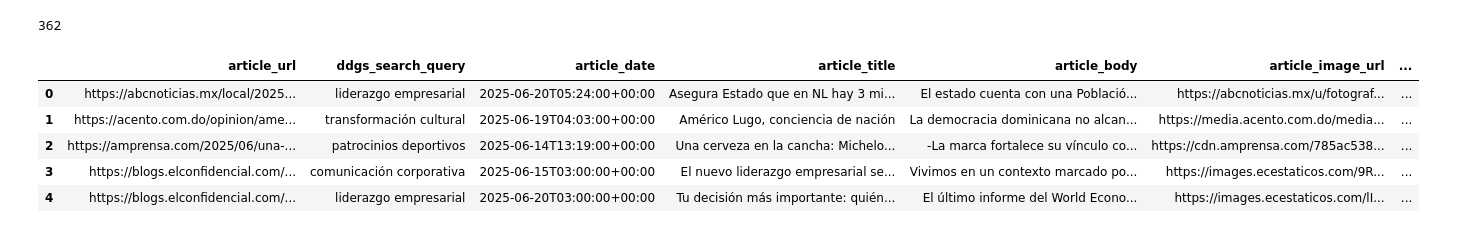
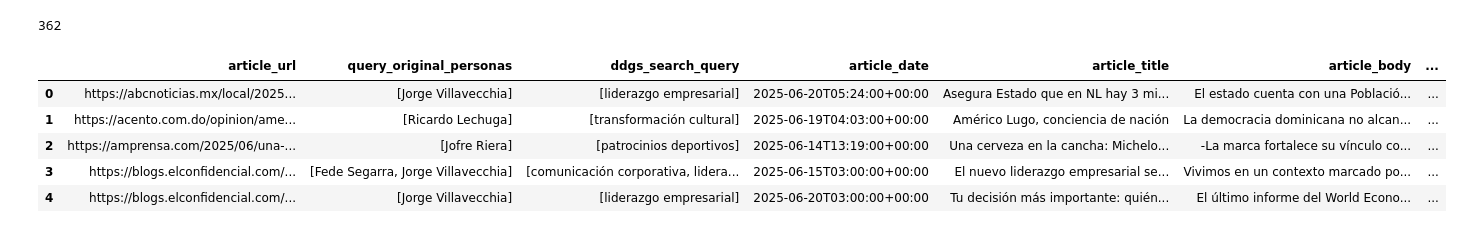
Before and after one commit to Xavaki/linkedin_gen_contents, a Jupyter notebook: dev_tests/newsapi_tests.ipynb, the cells around one changed output. Drawn from its saved outputs; the diff is of its cells as text; code cells hidden in the pictures.

```diff
--- a/dev_tests/newsapi_tests.ipynb
+++ b/dev_tests/newsapi_tests.ipynb
@@ -116,38 +116,40 @@ runid = "DEVRUN"
 # %%
 df_results = pd.DataFrame(all_results)
 df_results.head()
 
-agg_clause = {col : 'first' for col in df_results.columns if col != 'persona' and col != 'url'}
+agg_clause = {col : 'first' for col in df_results.columns}
+agg_clause.pop('url')
 agg_clause['persona'] = lambda x: list(x)
+agg_clause['query'] = lambda x: list(x)
 df_results = df_results.groupby('url').agg(agg_clause).reset_index()
 
 df_results["source_url"] = df_results["url"].apply(lambda x: "/".join(x.split("/")[:3]) if pd.notna(x) else None)
 df_results["source"] = df_results["source"].apply(lambda x: x.replace(" ", "_").lower() if pd.notna(x) else None)
 df_results["article_id"] = df_results["source"].apply(lambda x: x + "_" + str(time()).replace(".", "") if pd.notna(x) else None)
 df_results.dropna(subset=["source_url", "source", "article_id"], inplace=True)
 df_results["crawled_at"] = pd.to_datetime("now").isoformat()
 df_results["article_language"] = "es"
 df_results["run_id"] = runid
 
 df_results.rename(columns={
     "title": "article_title",
     "url": "article_url",
     "body": "article_body",
     "image": "article_image_url",
     "source": "source_name",
     "query": "ddgs_search_query",
     "persona": "query_original_personas",
     "date" : "article_date"
 }, inplace=True)
 
 df_results.head()
 # %% [output]
-|  | article_url | ddgs_search_query | article_date | article_title | article_body | article_image_url | ... |
-| 0 | https://abcnoticias.mx/local/2025... | liderazgo empresarial | 2025-06-20T05:24:00+00:00 | Asegura Estado que en NL hay 3 mi... | El estado cuenta con una Població... | https://abcnoticias.mx/u/fotograf... | ... |
-| 1 | https://acento.com.do/opinion/ame... | transformación cultural | 2025-06-19T04:03:00+00:00 | Américo Lugo, conciencia de nación | La democracia dominicana no alcan... | https://media.acento.com.do/media... | ... |
-| 2 | https://amprensa.com/2025/06/una-... | patrocinios deportivos | 2025-06-14T13:19:00+00:00 | Una cerveza en la cancha: Michelo... | -La marca fortalece su vínculo co... | https://cdn.amprensa.com/785ac538... | ... |
-| 3 | https://blogs.elconfidencial.com/... | comunicación corporativa | 2025-06-15T03:00:00+00:00 | El nuevo liderazgo empresarial se... | Vivimos en un contexto marcado po... | https://images.ecestaticos.com/9R... | ... |
-| 4 | https://blogs.elconfidencial.com/... | liderazgo empresarial | 2025-06-20T03:00:00+00:00 | Tu decisión más importante: quién... | El último informe del World Econo... | https://images.ecestaticos.com/lI... | ... |
+|  | article_url | query_original_personas | ddgs_search_query | article_date | article_title | article_body | ... |
+| 0 | https://abcnoticias.mx/local/2025... | [Jorge Villavecchia] | [liderazgo empresarial] | 2025-06-20T05:24:00+00:00 | Asegura Estado que en NL hay 3 mi... | El estado cuenta con una Població... | ... |
+| 1 | https://acento.com.do/opinion/ame... | [Ricardo Lechuga] | [transformación cultural] | 2025-06-19T04:03:00+00:00 | Américo Lugo, conciencia de nación | La democracia dominicana no alcan... | ... |
+| 2 | https://amprensa.com/2025/06/una-... | [Jofre Riera] | [patrocinios deportivos] | 2025-06-14T13:19:00+00:00 | Una cerveza en la cancha: Michelo... | -La marca fortalece su vínculo co... | ... |
+| 3 | https://blogs.elconfidencial.com/... | [Fede Segarra, Jorge Villavecchia] | [comunicación corporativa, lidera... | 2025-06-15T03:00:00+00:00 | El nuevo liderazgo empresarial se... | Vivimos en un contexto marcado po... | ... |
+| 4 | https://blogs.elconfidencial.com/... | [Jorge Villavecchia] | [liderazgo empresarial] | 2025-06-20T03:00:00+00:00 | Tu decisión más importante: quién... | El último informe del World Econo... | ... |
 # %%
 # convert to RawArticle model
 raw_articles = []
```
